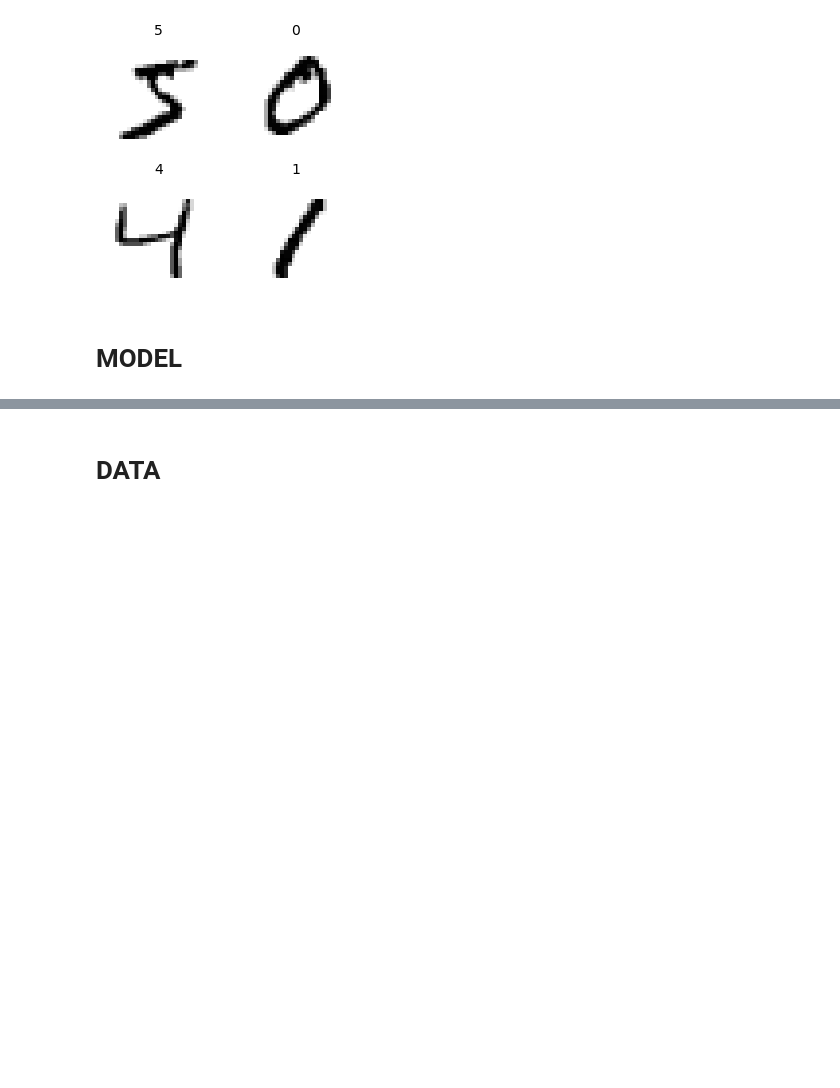
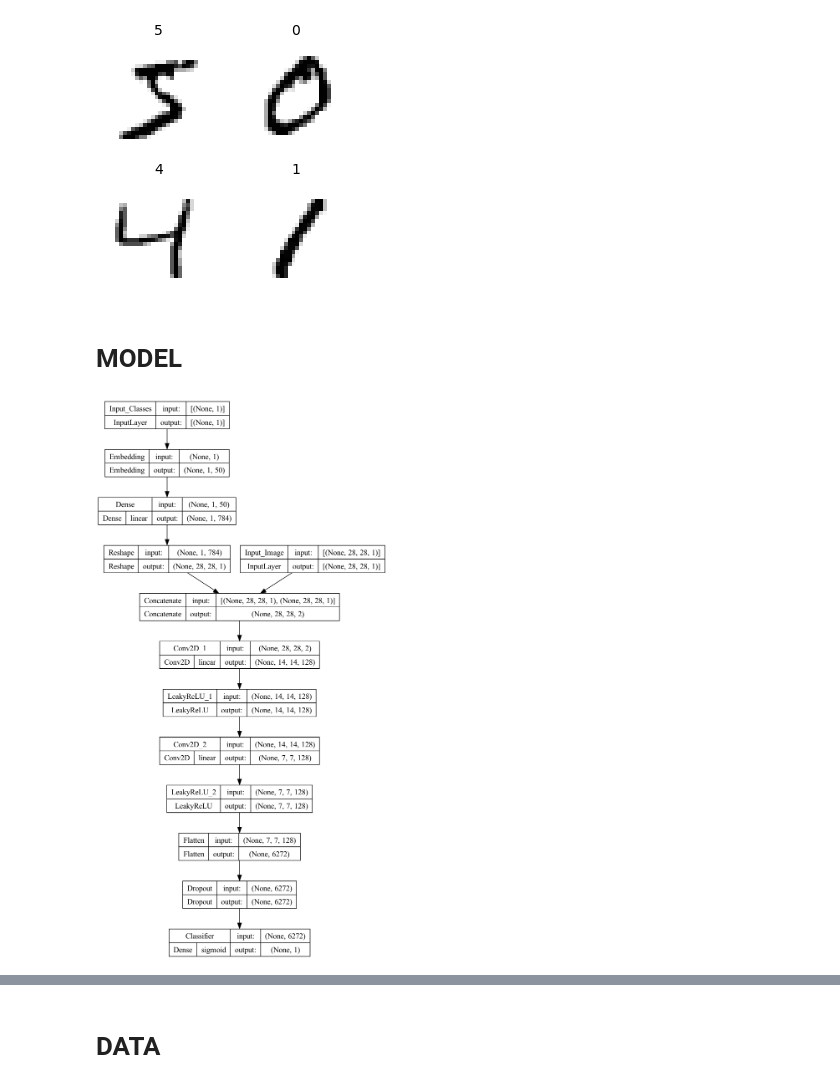
Before and after one commit to hamzzgab/DAS-GAND, a Jupyter notebook: notebooks/CGAN.ipynb, the cells around one changed output, grey strips where cells are left out. Saved outputs shown, nothing was run; the diff lists cells and outputs as text; code cells hidden in the pictures; blank space fills up the shorter version.

```diff
--- a/notebooks/CGAN.ipynb
+++ b/notebooks/CGAN.ipynb
@@ -82,53 +84,60 @@ def define_discriminator(dataset_name='mnist',
     in_shape = DATASET_INFO[dataset_name]['input_shape']
 
     # LABEL INPUT
-    in_label = Input(shape=(1,))
+    in_label = Input(shape=(1,), name='Input_Classes')
 
     # EMBEDDING FOR CATEGORICAL INPUT
-    li = Embedding(n_classes, 50)(in_label)
+    li = Embedding(n_classes, 50, name='Embedding')(in_label)
 
     n_nodes = in_shape[0] * in_shape[1] * 1
-    li = Dense(n_nodes)(li)
+    li = Dense(n_nodes, name='Dense')(li)
 
     # RESHAPING TO MATCH THE DIMENSIONS OF THE IMAGE
-    li = Reshape((in_shape[0], in_shape[1], 1))(li)
+    li = Reshape((in_shape[0], in_shape[1], 1), name='Reshape')(li)
 
     # INPUT OF THE IMAGE
-    in_image = Input(shape=in_shape)
+    in_image = Input(shape=in_shape, name='Input_Image')
 
     # CONCATENATE LABEL TO THE CHANNELS
-    merge = Concatenate()([in_image, li])
+    merge = Concatenate(name='Concatenate')([in_image, li])
 
     # DOWNSAMPLE 1
-    fe = Conv2D(128, (3,3), strides=(2,2), padding='same')(merge)
-    fe = LeakyReLU(alpha=0.2)(fe)
+    fe = Conv2D(128, (3,3), strides=(2,2), padding='same', name='Conv2D_1')(merge)
+    fe = LeakyReLU(alpha=0.2, name='LeakyReLU_1')(fe)
     if in_shape[2] == 3: assert fe.shape == (None, 16, 16, 128)
     if in_shape[2] == 1: assert fe.shape == (None, 14, 14, 128)
 
     # DOWNSAMPLE 2
-    fe = Conv2D(128, (3,3), strides=(2,2), padding='same')(fe)
-    fe = LeakyReLU(alpha=0.2)(fe)
+    fe = Conv2D(128, (3,3), strides=(2,2), padding='same', name='Conv2D_2')(fe)
+    fe = LeakyReLU(alpha=0.2, name='LeakyReLU_2')(fe)
     if in_shape[2] == 3: assert fe.shape == (None, 8, 8, 128)
     if in_shape[2] == 1: assert fe.shape == (None, 7, 7, 128)
 
     # DOWNSAMPLE 3
     if in_shape[2] == 3:
-        fe = Conv2D(128, (3,3), strides=(2,2), padding='same')(fe)
-        fe = LeakyReLU(alpha=0.2)(fe)
+        fe = Conv2D(128, (3,3), strides=(2,2), padding='same', name='Conv2D_3')(fe)
+        fe = LeakyReLU(alpha=0.2, name='LeakyReLU_3')(fe)
         assert fe.shape == (None, 4, 4, 128)
 
     # FLATTEN
-    fe = Flatten()(fe)
+    fe = Flatten(name='Flatten')(fe)
     # DROPOUT
-    fe = Dropout(0.4)(fe)
+    fe = Dropout(0.4, name='Dropout')(fe)
     # OUTPUT
-    out_layer = Dense(1, activation='sigmoid')(fe)
+    out_layer = Dense(1, activation='sigmoid', name='Classifier')(fe)
 
     model = Model([in_image, in_label], out_layer)
     model.compile(loss='binary_crossentropy',
                   optimizer=opt,
                   metrics=['accuracy'])
     return model
+
+model = define_discriminator()
+plot_model(model, to_file='discriminator.png',
+           show_dtype=False, show_shapes=True,
+           show_layer_activations=True, expand_nested=True)
+# %% [output]
+[figure, added]
 # %%
 def define_generator(dataset_name='mnist',
                      latent_dim=100,
```
Also changed, not shown: parts of 13 cells of this notebook, 13 other files.
